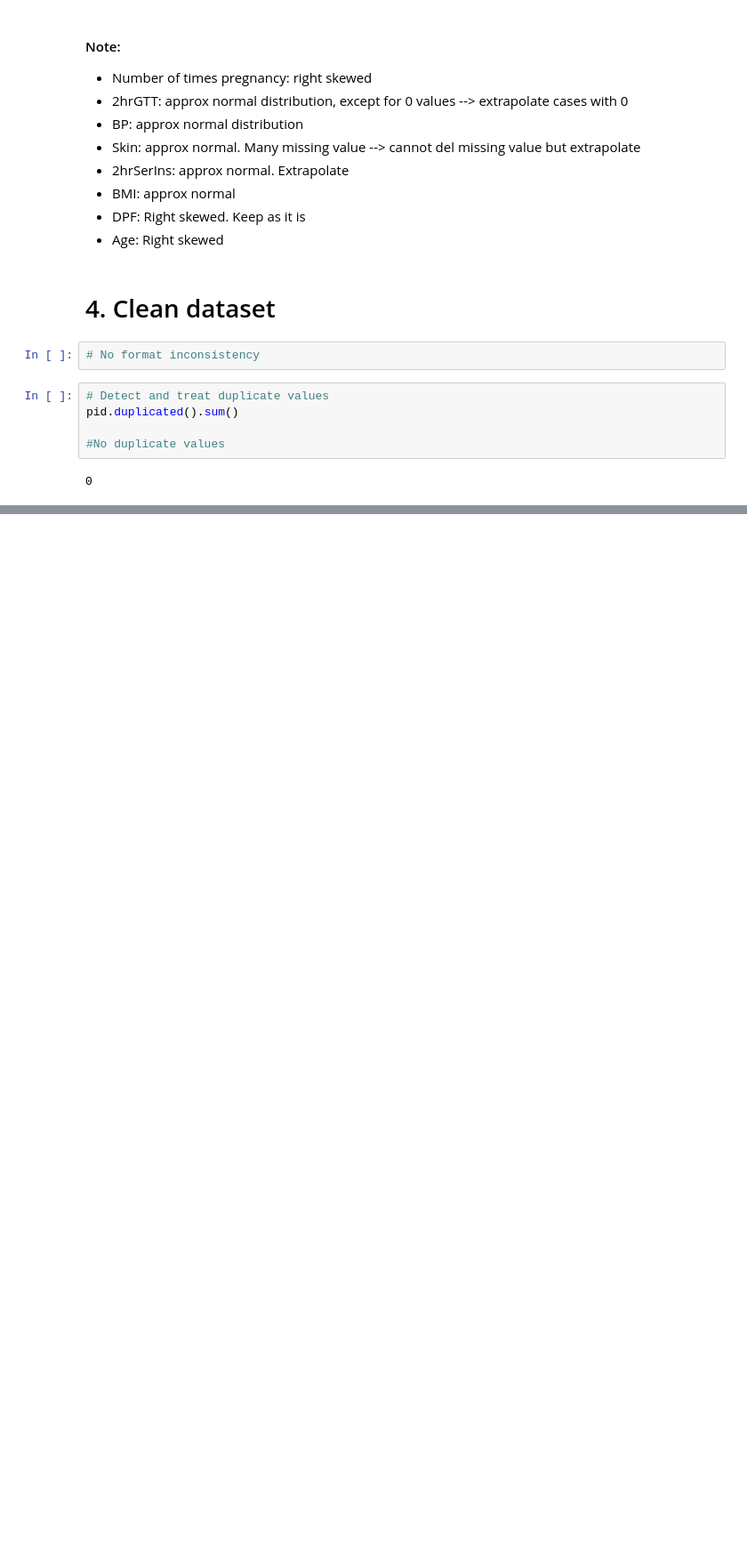
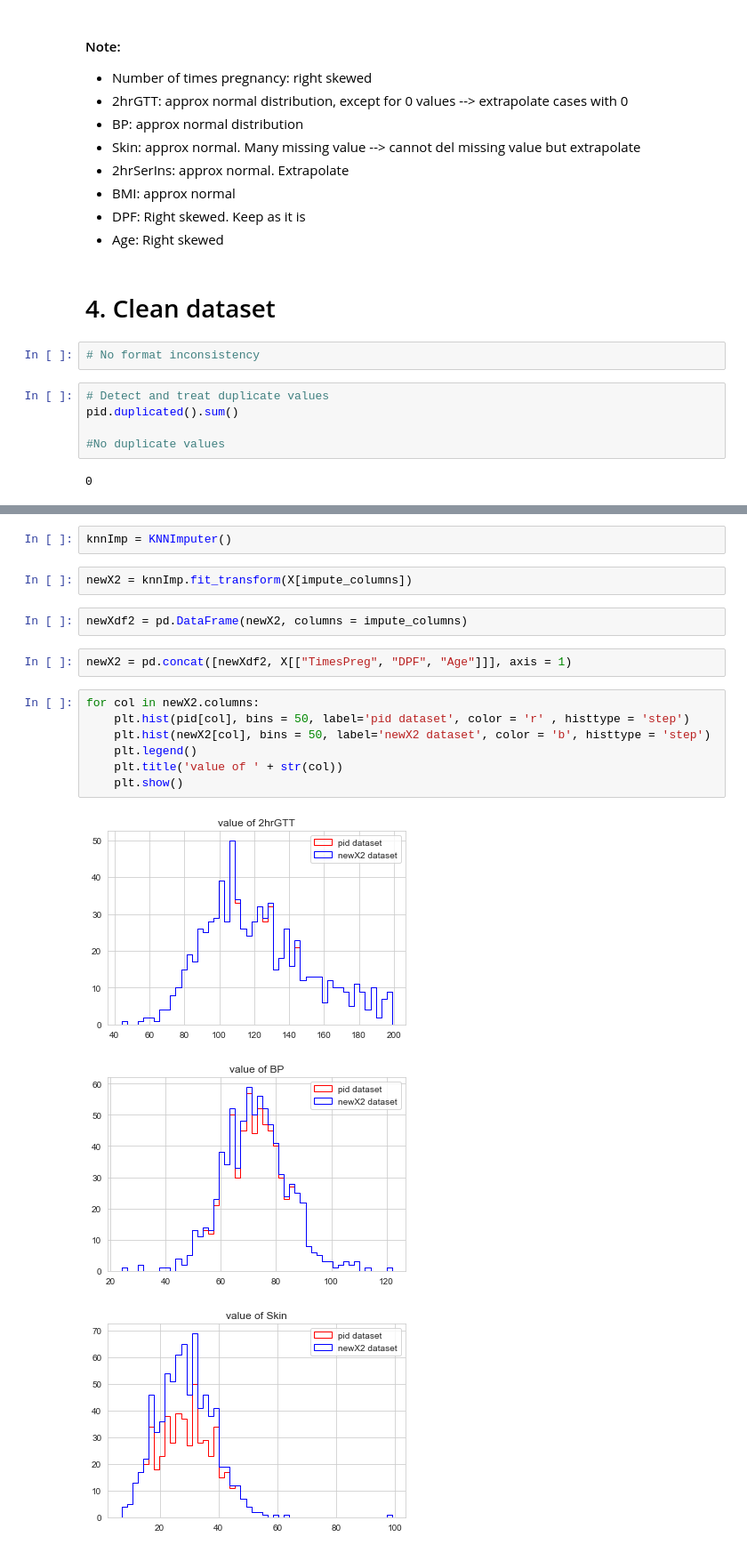
Before and after one commit to htran-2012/Practice_PimaIndianDiabetes, a Jupyter notebook: Data_Prep.ipynb, the cells around one changed output, grey strips where cells are left out. Shown at 89% size. Saved outputs shown, nothing was run; the diff lists cells and outputs as text; blank space fills up the shorter version.

```diff
--- a/Data_Prep.ipynb
+++ b/Data_Prep.ipynb
@@ -204,0 +255,19 @@ plot_histogram(pid, feature_cols)
+# %%
+knnImp = KNNImputer()
+# %%
+newX2 = knnImp.fit_transform(X[impute_columns])
+# %%
+newXdf2 = pd.DataFrame(newX2, columns = impute_columns)
+# %%
+newX2 = pd.concat([newXdf2, X[["TimesPreg", "DPF", "Age"]]], axis = 1)
+# %%
+for col in newX2.columns:
+    plt.hist(pid[col], bins = 50, label='pid dataset', color = 'r' , histtype = 'step')
+    plt.hist(newX2[col], bins = 50, label='newX2 dataset', color = 'b', histtype = 'step')
+    plt.legend()
+    plt.title('value of ' + str(col))
+    plt.show()
+# %% [output]
+[figure, added]
+[figure, added]
+[figure, added]
```
Also changed, not shown: parts of 24 cells of this notebook, 2 other files.
